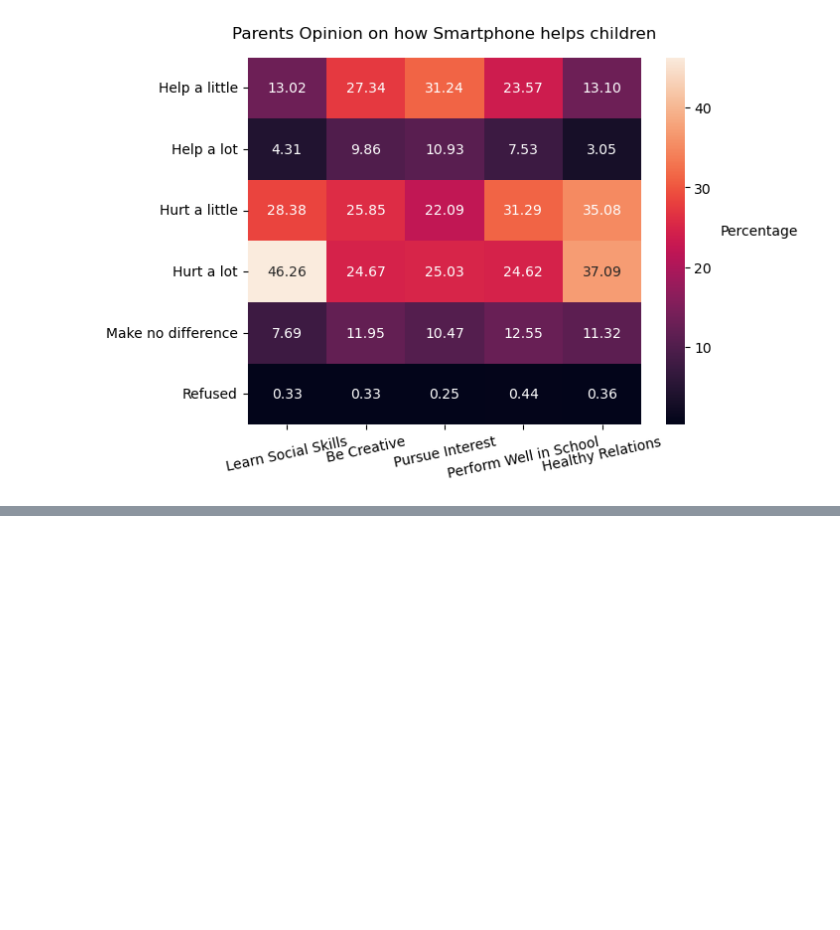
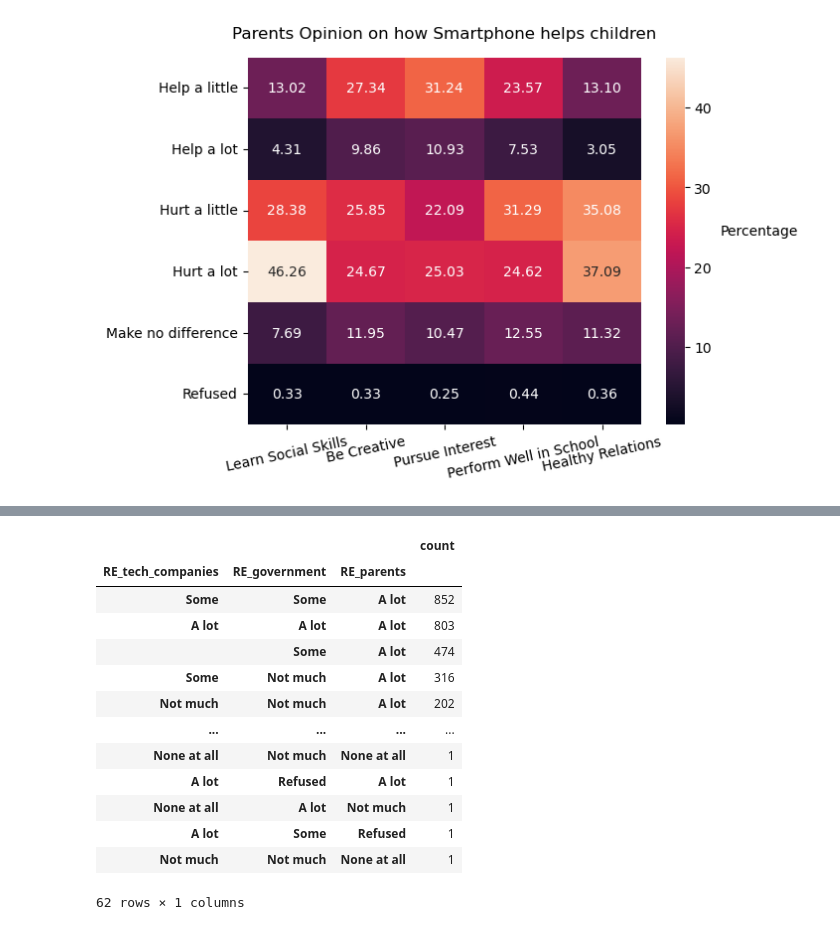
Before and after one commit to tyz-sd/Parenting-children-in-the-age-of-screens, a Jupyter notebook: Initial_visualizations.ipynb, the cells around one changed output, grey strips where cells are left out. Saved outputs shown, nothing was run; the diff lists cells and outputs as text; code cells hidden in the pictures; blank space fills up the shorter version.

```diff
--- a/Initial_visualizations.ipynb
+++ b/Initial_visualizations.ipynb
@@ -360,0 +375,17 @@ g8=sns.relplot(y=dfm6['response_encoded']+xnoise,x=dfm6['help_encoded']+ynoise)
+# %%
+data[['RE_tech_companies','RE_government','RE_parents']].value_counts().to_frame()
+# %% [output]
+|  |  |  | count |
+| RE_tech_companies | RE_government | RE_parents |  |
+| Some | Some | A lot | 852 |
+| A lot | A lot | A lot | 803 |
+|  | Some | A lot | 474 |
+| Some | Not much | A lot | 316 |
+| Not much | Not much | A lot | 202 |
+| ... | ... | ... | ... |
+| None at all | Not much | None at all | 1 |
+| A lot | Refused | A lot | 1 |
+| None at all | A lot | Not much | 1 |
+| A lot | Some | Refused | 1 |
+| Not much | Not much | None at all | 1 |
+62 rows × 1 columns
```
Also changed, not shown: parts of 15 cells of this notebook, 2 other files.
